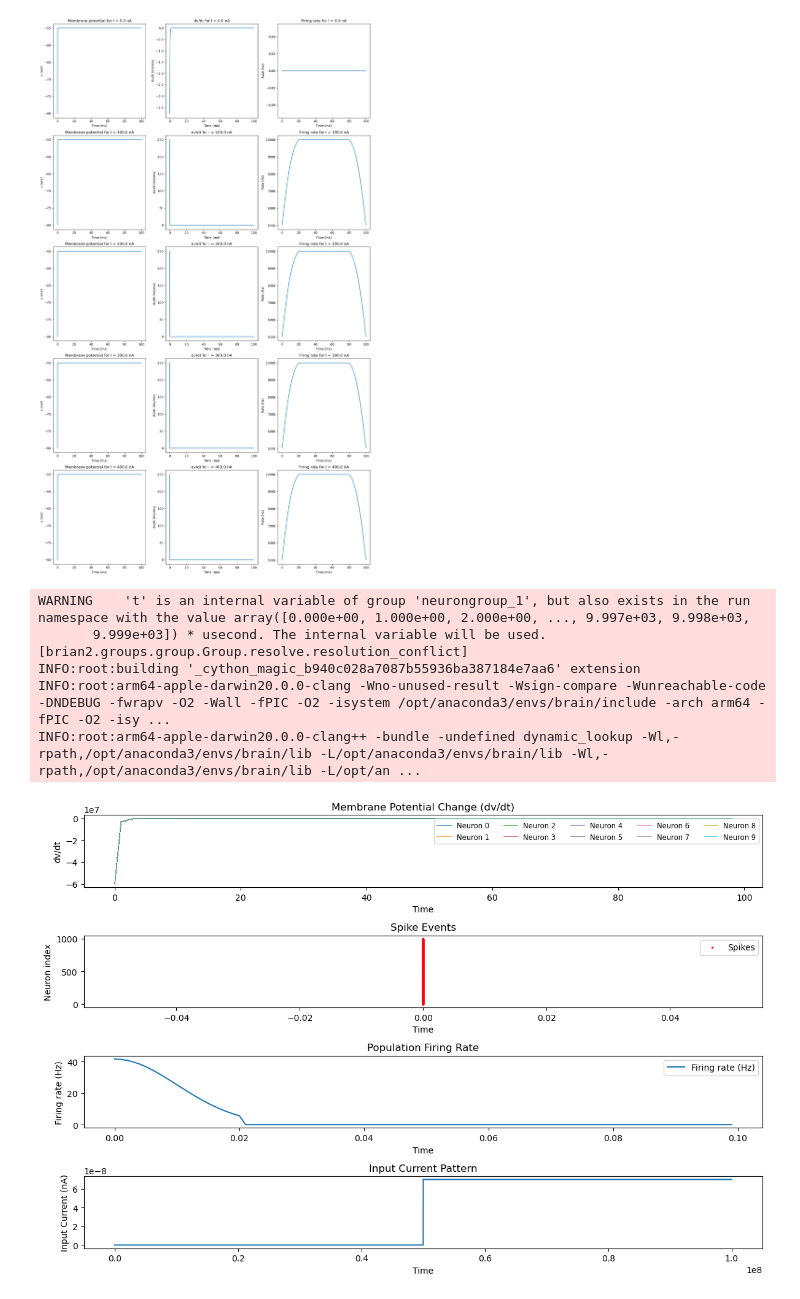
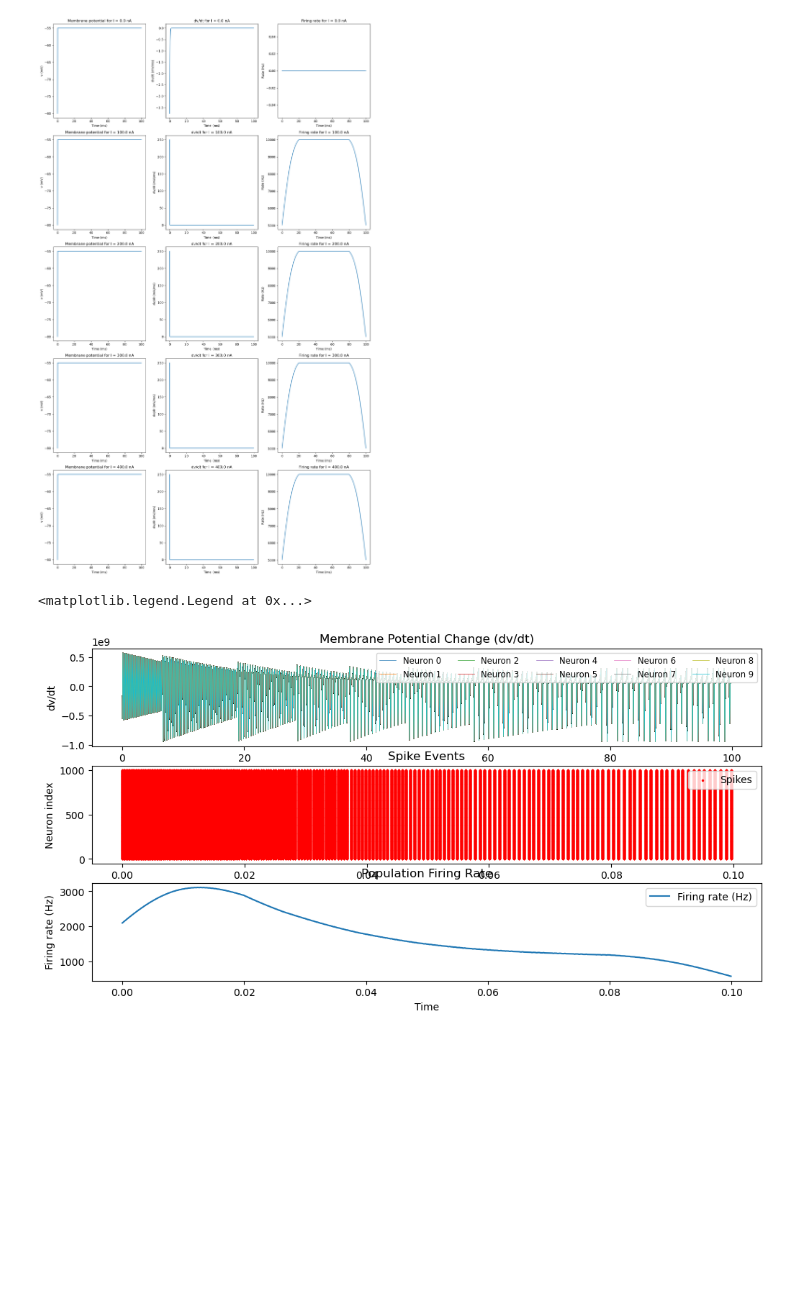
Before and after one commit to techzzt/Basal-ganglia-neuron-models, a Jupyter notebook: BG_insilico_SPN.ipynb, the cells around one changed output. Drawn from its saved outputs; the diff is of its cells as text; code cells hidden in the pictures; blank space fills up the shorter version.

```diff
--- a/BG_insilico_SPN.ipynb
+++ b/BG_insilico_SPN.ipynb
@@ -847,77 +847,65 @@ dSPN = NeuronGroup(N, model = eqs,
 
 # dSPN.run_regularly('v = rand()', dt = 1 * ms)
 # Create input pattern: constant then step change
+"""
 I_base = 0 * nA
 I_step = 70 * nA
 I_pattern_values = np.concatenate((I_base * np.ones(int(50/ms/defaultclock.dt)),
                                    I_step * np.ones(int(50/ms/defaultclock.dt)))) * nA
 I_pattern = TimedArray(I_pattern_values, dt=defaultclock.dt)
+"""
 
 dSPN.v = 0 * mV
 dSPN.u = 0 * mV / ms
-dSPN.a = 0.2 / br.ms
-dSPN.b = 0.025 / ms
-dSPN.c = -60 * mV
-dSPN.d = 0 * mV / ms
+dSPN.a = 0.01 / br.ms
+dSPN.b = -20 / ms
+dSPN.c = -55 * mV
+dSPN.d = 84.2 * mV / ms
 dSPN.k = 1
-dSPN.vr = -64.4 * mV
-dSPN.vt = -50 * mV
-dSPN.vpeak = 25 * mV
-# dSPN.I = 10 * nA
+dSPN.vr = -80 * mV
+dSPN.vt = -29.3 * mV
+dSPN.vpeak = 40 * mV
+dSPN.I = 10 * nA
 dSPN.Dop1 = 0.5
 dSPN.Dop2 = 0.5
-dSPN.run_regularly('I = I_pattern(t)', dt=defaultclock.dt)
+C = 16.1 * pF
+
 
 dv_monitor = StateMonitor(dSPN, variables='v', record=True)
 spike_monitor = SpikeMonitor(dSPN)
 # Add PopulationRateMonitor to calculate firing rate
 rate_monitor = PopulationRateMonitor(dSPN)  # Bin size of 10ms
 
 # Include rate_monitor in the Network
 net = Network(dSPN, dv_monitor, spike_monitor, rate_monitor)
 net.run(simulation_time)
 
 dv_dt = np.diff(dv_monitor.v, axis=1) / (dv_monitor.t[1] - dv_monitor.t[0])
 
 # Plot membrane potential change (dv/dt)
-plt.figure(figsize=(12, 8))
-plt.subplot(4, 1, 1)
+plt.figure(figsize=(12, 6))
+plt.subplot(3, 1, 1)
 plt.plot(dv_monitor.t[:-1] / ms, dv_dt.T / mV * 1000, lw=0.5)  # Converting to mV/ms
 plt.xlabel('Time')
 plt.ylabel('dv/dt')
 plt.title('Membrane Potential Change (dv/dt)')
 plt.legend(['Neuron {}'.format(i) for i in range(10)], loc='upper right', fontsize='small', ncol=5)  # Show only first 10 legends for clarity
 
 # Plot spikes
-plt.subplot(4, 1, 2)
+plt.subplot(3, 1, 2)
 plt.scatter(spike_monitor.t, spike_monitor.i, s=2, c='red', label='Spikes')
 plt.xlabel('Time')
 plt.ylabel('Neuron index')
 plt.title('Spike Events')
 plt.legend()
 
 # Plot firing rate
-plt.subplot(4, 1, 3)
+plt.subplot(3, 1, 3)
 plt.plot(rate_monitor.t, rate_monitor.smooth_rate(width=10*ms) / Hz, label='Firing rate (Hz)')
 plt.xlabel('Time')
 plt.ylabel('Firing rate (Hz)')
 plt.title('Population Firing Rate')
 plt.legend()
-
-# Plot input current pattern
-plt.subplot(4, 1, 4)
-input_times = np.arange(len(I_pattern_values)) * defaultclock.dt / ms
-plt.plot(input_times, I_pattern_values / nA)
-plt.xlabel('Time')
-plt.ylabel('Input Current (nA)')
-plt.title('Input Current Pattern')
-
-plt.tight_layout()
-plt.show()
 # %% [output]
-WARNING    't' is an internal variable of group 'neurongroup_1', but also exists in the run namespace with the value array([0.000e+00, 1.000e+00, 2.000e+00, ..., 9.997e+03, 9.998e+03,
-       9.999e+03]) * usecond. The internal variable will be used. [brian2.groups.group.Group.resolve.resolution_conflict]
-INFO:root:building '_cython_magic_b940c028a7087b55936ba387184e7aa6' extension
-INFO:root:arm64-apple-darwin20.0.0-clang -Wno-unused-result -Wsign-compare -Wunreachable-code -DNDEBUG -fwrapv -O2 -Wall -fPIC -O2 -isystem /opt/anaconda3/envs/brain/include -arch arm64 -fPIC -O2 -isy ...
-INFO:root:arm64-apple-darwin20.0.0-clang++ -bundle -undefined dynamic_lookup -Wl,-rpath,/opt/anaconda3/envs/brain/lib -L/opt/anaconda3/envs/brain/lib -Wl,-rpath,/opt/anaconda3/envs/brain/lib -L/opt/an ...
+<matplotlib.legend.Legend at 0x...>
-[figure, old version]
+[figure, new version]
```
Also changed, not shown: parts of 3 cells of this notebook.
